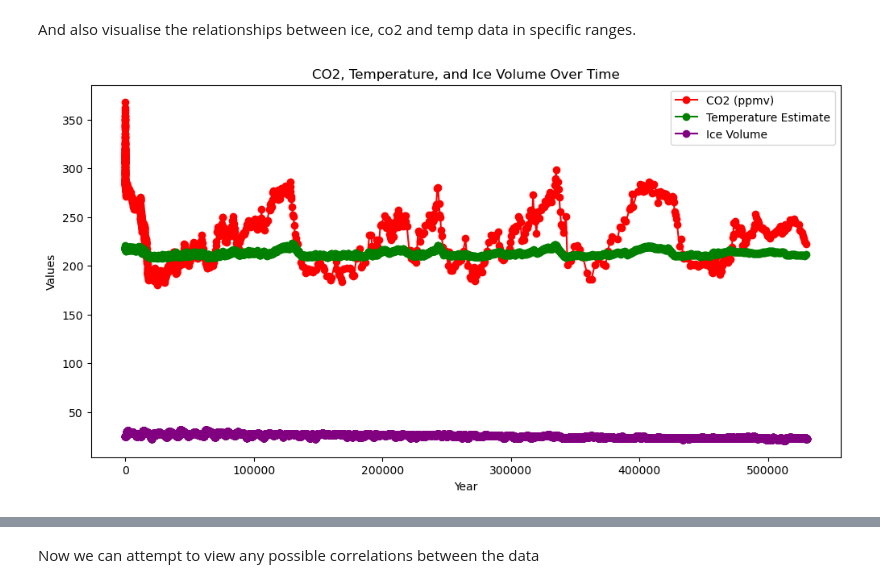
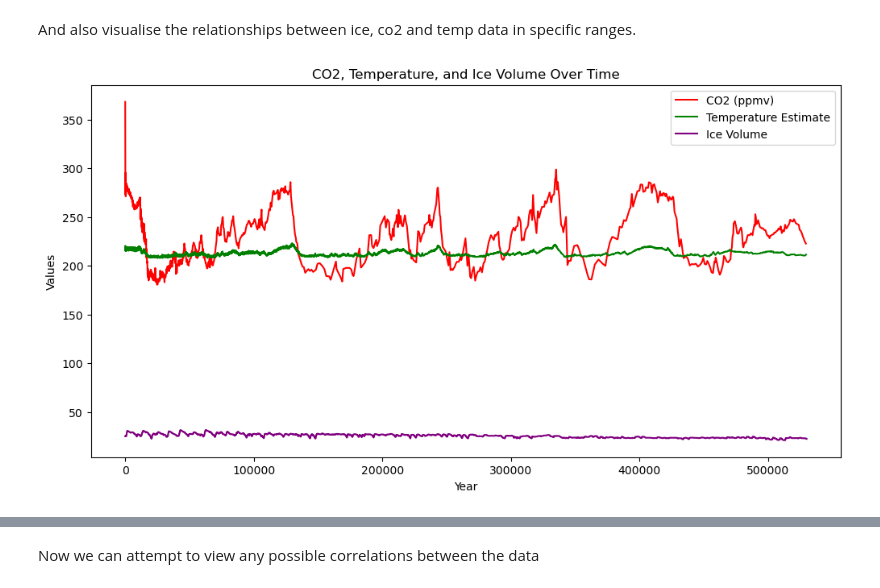
Before and after one commit to nexlanglxm/climate-data-analysis, a Jupyter notebook: project2/project.ipynb, the cells around one changed output, grey strips where cells are left out. Cells and saved outputs as stored; diff of their text form; code cells hidden in the pictures.

```diff
--- a/project2/project.ipynb
+++ b/project2/project.ipynb
@@ -506,20 +506,20 @@ And also visualise the relationships between ice, co2 and temp data in specific
 # %%
 fig, ax = plt.subplots(figsize=(12, 6))
 
 # Plotting CO2 data against year
-plt.plot(co2_for_ice['Gasage (yr BP) '], co2_for_ice['CO2 (ppmv)'], marker='o', linestyle='-', color='red', label='CO2 (ppmv)')
+plt.plot(co2_for_ice['Gasage (yr BP) '], co2_for_ice['CO2 (ppmv)'], color='red', label='CO2 (ppmv)')
 
 # Plotting temperature data against year
-plt.plot(temp_for_ice['EDC3béta'], temp_for_ice['temp'], marker='o', linestyle='-', color='green', label='Temperature Estimate')
+plt.plot(temp_for_ice['EDC3béta'], temp_for_ice['temp'], color='green', label='Temperature Estimate')
 
 # Plotting ice volume  against year
-plt.plot(filtered_ice['Transformed Year'], filtered_ice['AnIS-V'], marker='o', linestyle='-', color='purple', label='Ice Volume')
+plt.plot(filtered_ice['Transformed Year'], filtered_ice['AnIS-V'], color='purple', label='Ice Volume')
 
 ax.set_xlabel('Year')
 ax.set_ylabel('Values')
 ax.set_title('CO2, Temperature, and Ice Volume Over Time')
 
 ax.legend()
 plt.show()
 # %% [output]
-[figure, old version]
+[figure, new version]
```
Also changed, not shown: parts of 4 cells of this notebook.
